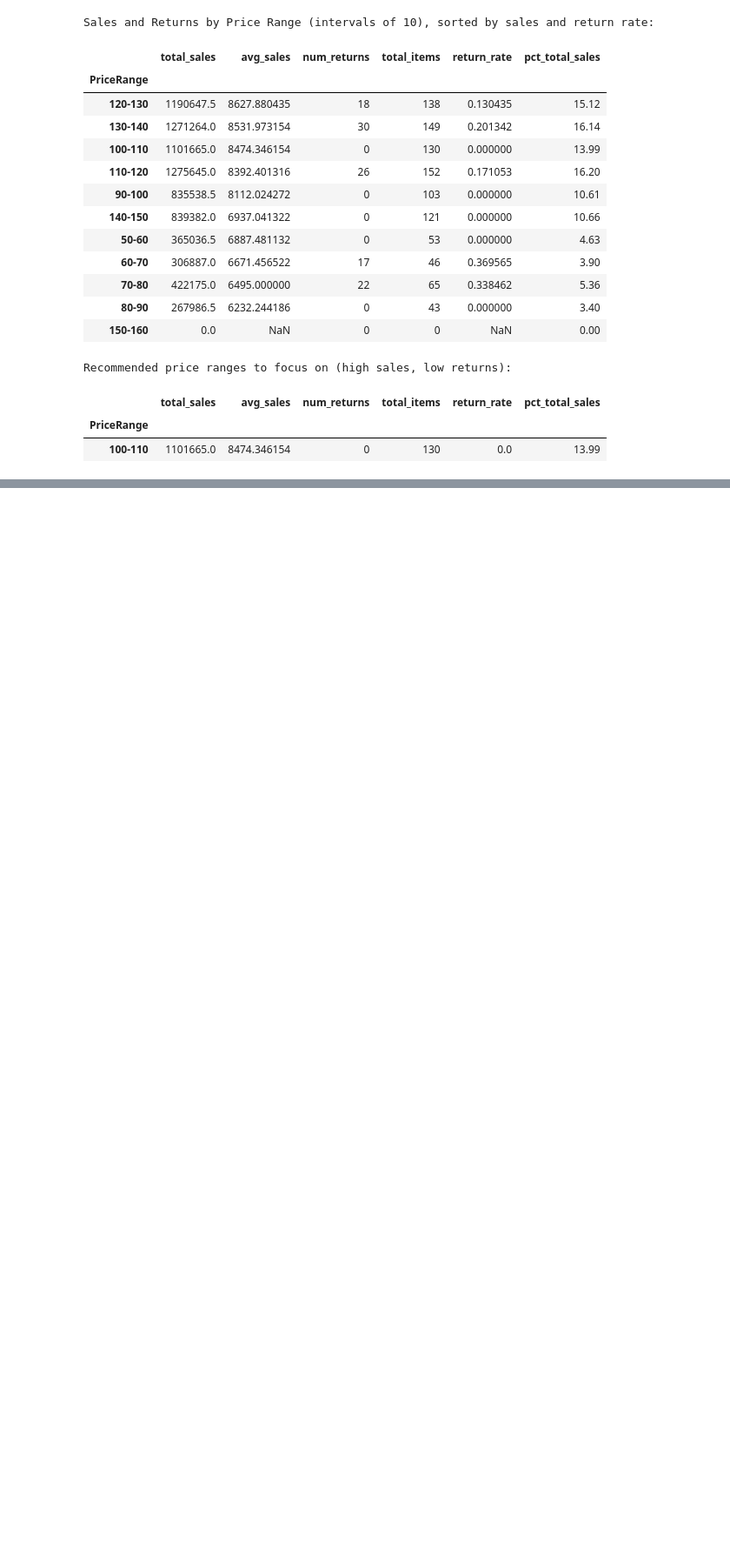
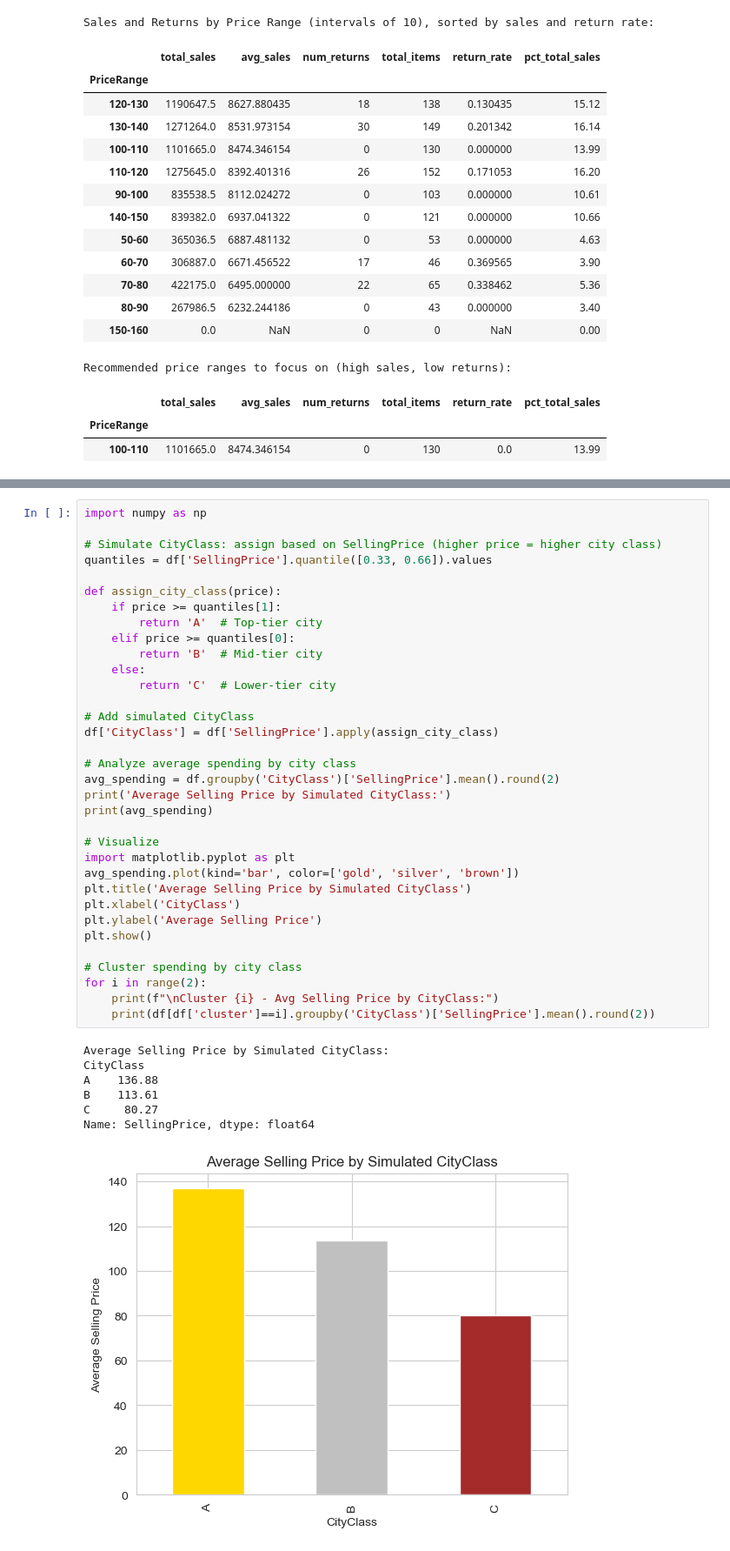
Before and after one commit to mepravintp/PG-IITB, a Jupyter notebook: PML/ExamPracticeLastSem/Fitco_Data_Science.ipynb, the cells around one changed output, grey strips where cells are left out. Shown at 87% size. Saved outputs shown, nothing was run; the diff lists cells and outputs as text; blank space fills up the shorter version.

```diff
--- a/PML/ExamPracticeLastSem/Fitco_Data_Science.ipynb
+++ b/PML/ExamPracticeLastSem/Fitco_Data_Science.ipynb
@@ -204,0 +245,42 @@ Recommended price ranges to focus on (high sales, low returns):
+# %%
+import numpy as np
+
+# Simulate CityClass: assign based on SellingPrice (higher price = higher city class)
+quantiles = df['SellingPrice'].quantile([0.33, 0.66]).values
+
+def assign_city_class(price):
+    if price >= quantiles[1]:
+        return 'A'  # Top-tier city
+    elif price >= quantiles[0]:
+        return 'B'  # Mid-tier city
+    else:
+        return 'C'  # Lower-tier city
+
+# Add simulated CityClass
+df['CityClass'] = df['SellingPrice'].apply(assign_city_class)
+
+# Analyze average spending by city class
+avg_spending = df.groupby('CityClass')['SellingPrice'].mean().round(2)
+print('Average Selling Price by Simulated CityClass:')
+print(avg_spending)
+
+# Visualize
+import matplotlib.pyplot as plt
+avg_spending.plot(kind='bar', color=['gold', 'silver', 'brown'])
+plt.title('Average Selling Price by Simulated CityClass')
+plt.xlabel('CityClass')
+plt.ylabel('Average Selling Price')
+plt.show()
+
+# Cluster spending by city class
+for i in range(2):
+    print(f"\nCluster {i} - Avg Selling Price by CityClass:")
+    print(df[df['cluster']==i].groupby('CityClass')['SellingPrice'].mean().round(2))
+# %% [output]
+Average Selling Price by Simulated CityClass:
+CityClass
+A    136.88
+B    113.61
+C     80.27
+Name: SellingPrice, dtype: float64
+[figure, added]
```
Also changed, not shown: parts of 7 cells of this notebook, 16 other files.
